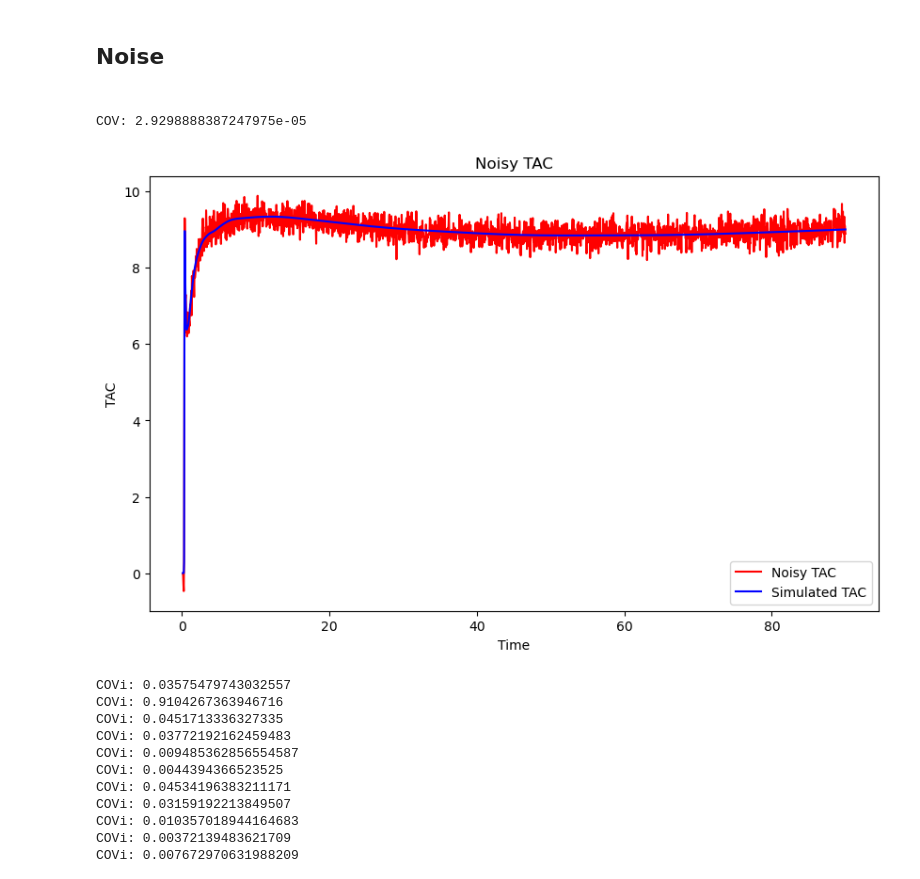
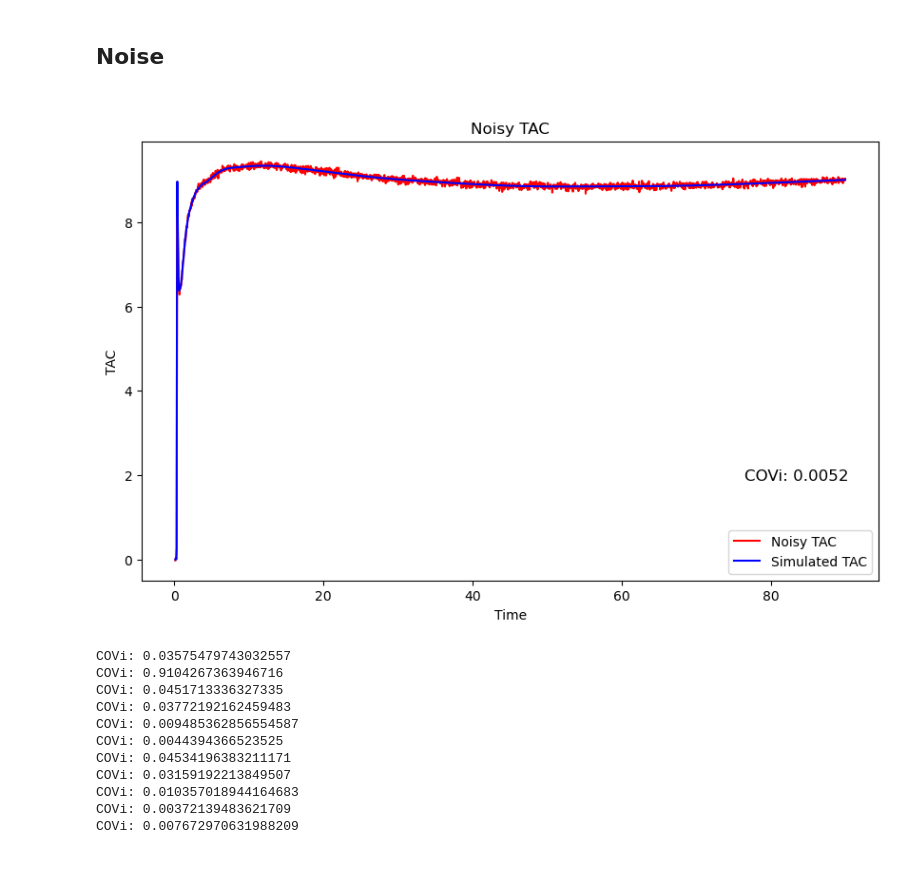
Before and after one commit to QuimSerraFaber/MSc-Thesis, a Jupyter notebook: Tests.ipynb, the cells around one changed output. Saved outputs shown, nothing was run; the diff lists cells and outputs as text; code cells hidden in the pictures.

Commit message:
Update adding_noise_advanced

```diff
--- a/Tests.ipynb
+++ b/Tests.ipynb
@@ -463,47 +463,66 @@ plt.show()
 # %% [markdown]
 <h2> Noise <h2>
 # %%
-def adding_noise_simple(simulated_tac_values, ):
+def adding_noise_simple(simulated_tac_values, new_rtim, original_time):
     """
     Adds normal noise to the simulated TAC values.
 
     Parameters:
     simulated_tac_values (list): The simulated TAC values.
+    new_rtim (list): The new resampled time points.
+    original_time (list): The original time points.
 
     Returns:
-    list: The simulated TAC values with added noise.
+    list: The noisy TAC values.
+    list: The added noise.
+    float: The COVi value.
     """
+    # Convert inputs to numpy arrays for efficient computation
+    simulated_tac_values = np.array(simulated_tac_values)
+    new_rtim = np.array(new_rtim)
+    original_time = np.array(original_time)
+
+    # Get the indices of the closest points in original time to the new resampled time points
+    closest_indices = [np.argmin(np.abs(new_rtim - t)) for t in original_time]
+
+    # Select the corresponding TAC values based on the closest indices
+    tac_values_at_closest_indices = simulated_tac_values[closest_indices]
+
+    # Get the last three TAC values
+    last_three_tac = tac_values_at_closest_indices[-3:]
+
     # Calculate the standard deviation using the last three TAC values
-    std_dev = np.std(simulated_tac_values[-3:])
+    std_dev = np.std(last_three_tac)
 
     # Calculate the mean of the last three TAC values
-    mean = np.mean(simulated_tac_values[-3:])
+    mean = np.mean(last_three_tac)
+
+    # Calculate COVi:
+    COVi = std_dev / mean
 
     # Add Gaussian noise
-    #noise = np.random.normal(0, std_dev, len(simulated_tac_values))
-    noise = np.random.normal(0, 0.025 * mean, len(simulated_tac_values))
+    noise = np.random.normal(0, std_dev, len(simulated_tac_values))
+    # noise = np.random.normal(0, 0.02 * mean, len(simulated_tac_values))
     noisy_tac = simulated_tac_values + noise
 
-    return noisy_tac, noise
+    return noisy_tac, noise, COVi
 # %%
-noisy_tac, noise = adding_noise_simple(simulated_tac_values)
-
-std_dev = np.std(simulated_tac_values[-3:])
-mean = np.mean(simulated_tac_values[-3:])
-print("COV:", std_dev/mean)
+noisy_tac, noise, COVi = adding_noise_simple(simulated_tac_values, new_rtim, data_from_row['rtim_list'])
 
 # Plot the noisy TAC values
 plt.figure(figsize=(10, 6))
 plt.plot(new_rtim, noisy_tac, label='Noisy TAC', color='red')
 plt.plot(new_rtim, simulated_tac_values, label='Simulated TAC', color='blue')
 plt.xlabel('Time')
 plt.ylabel('TAC')
 plt.title('Noisy TAC')
+# Add the COVi value as text on the plot
+# You can adjust the x and y values to place the text appropriately on your plot
+plt.text(x=max(new_rtim) * 0.85, y=max(noisy_tac) * 0.2, s=f'COVi: {COVi:.4f}', fontsize=12, color='black')
 plt.legend()
 plt.show()
 # %% [output]
-COV: 2.9298888387247975e-05
-[figure, old version]
+[figure, new version]
 # %%
 def adding_noise_advanced(simulated_tac_values, new_rtim, type):
     """
```
